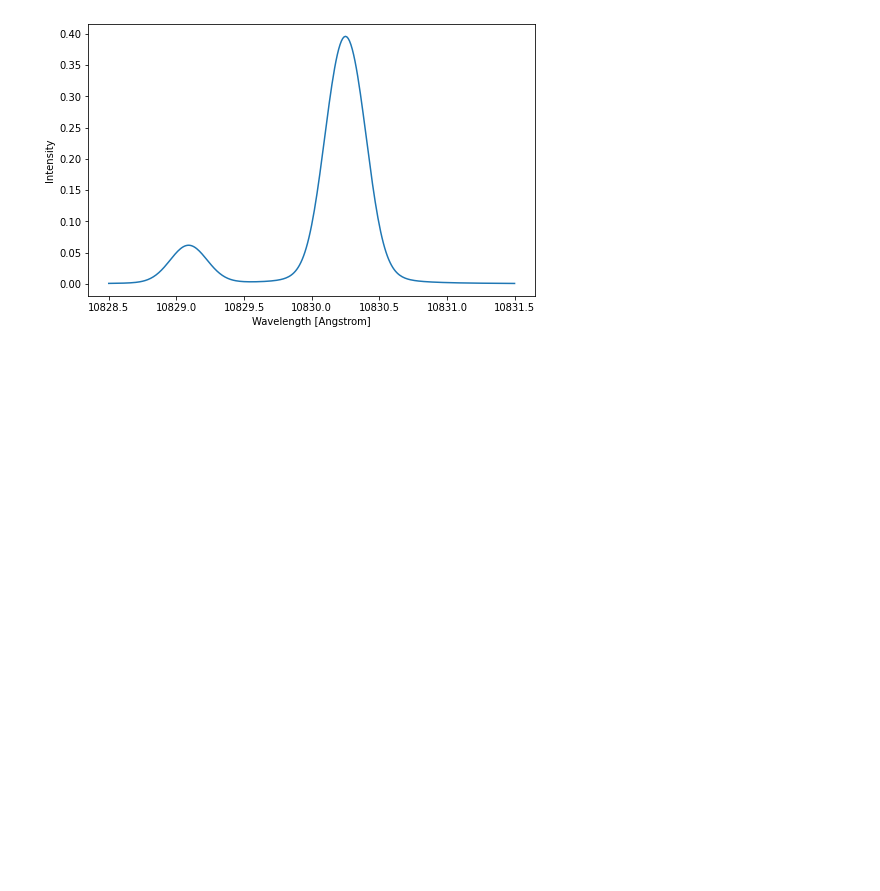
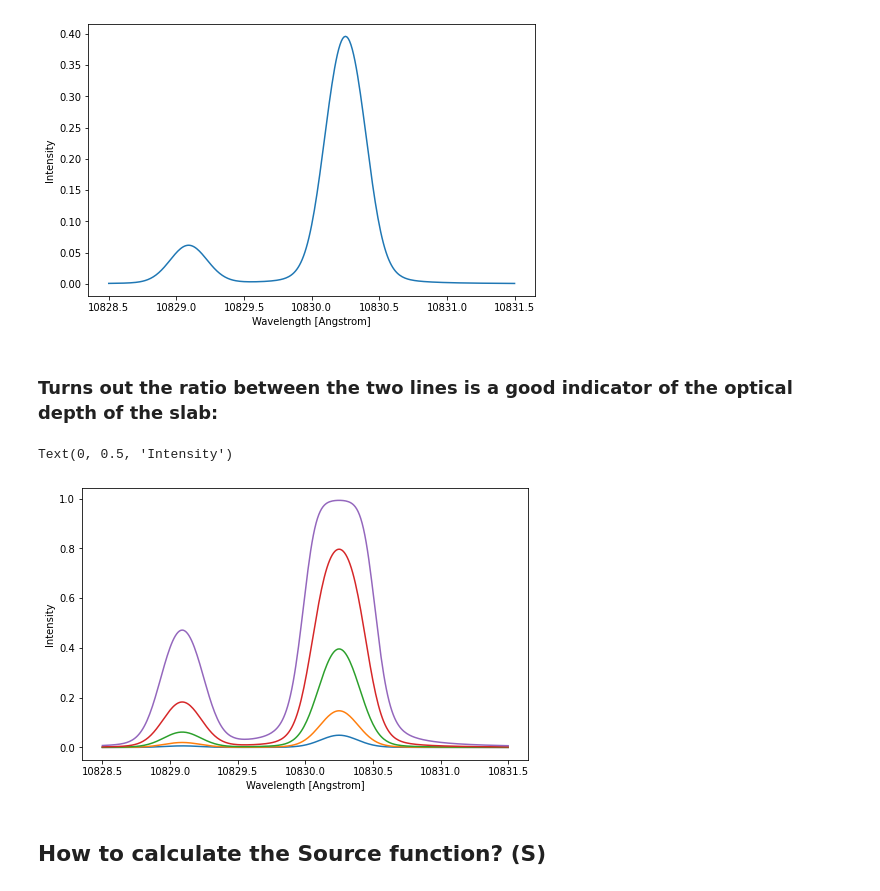
Before and after one commit to ivanzmilic/dkist_workshop_5, a Jupyter notebook: slab_model.ipynb, the cells around one changed output. Drawn from its saved outputs; the diff is of its cells as text; code cells hidden in the pictures; blank space fills up the shorter version.

```diff
--- a/slab_model.ipynb
+++ b/slab_model.ipynb
@@ -257,3 +257,24 @@ plt.ylabel("Intensity")
 # %% [output]
 Text(0, 0.5, 'Intensity')
 [figure]
+# %% [markdown]
+### Turns out the ratio between the two lines is a good indicator of the optical depth of the slab:
+# %%
+vlos = 0.0
+vth = 5.0
+damp = 0.1
+tau = 10.** np.linspace(-1,1,5)
+S = 1.0
+I0 = 0.0
+ll = np.linspace(10828.5,10831.5,301)
+plt.figure(figsize=[8,5])
+for i in range(0,5):
+    spectrum = slab_composite(tau[i],S,I0,vlos,vth,damp,ll)
+    plt.plot(ll,spectrum,label='\\log \\tau = '+str(np.log10(tau[i])))
+plt.xlabel("Wavelength [Angstrom]")
+plt.ylabel("Intensity")
+# %% [output]
+Text(0, 0.5, 'Intensity')
+[figure, added]
+# %% [markdown]
+## How to calculate the Source function? (S)
```
Also changed, not shown: parts of 1 cell of this notebook, 3 other files.
